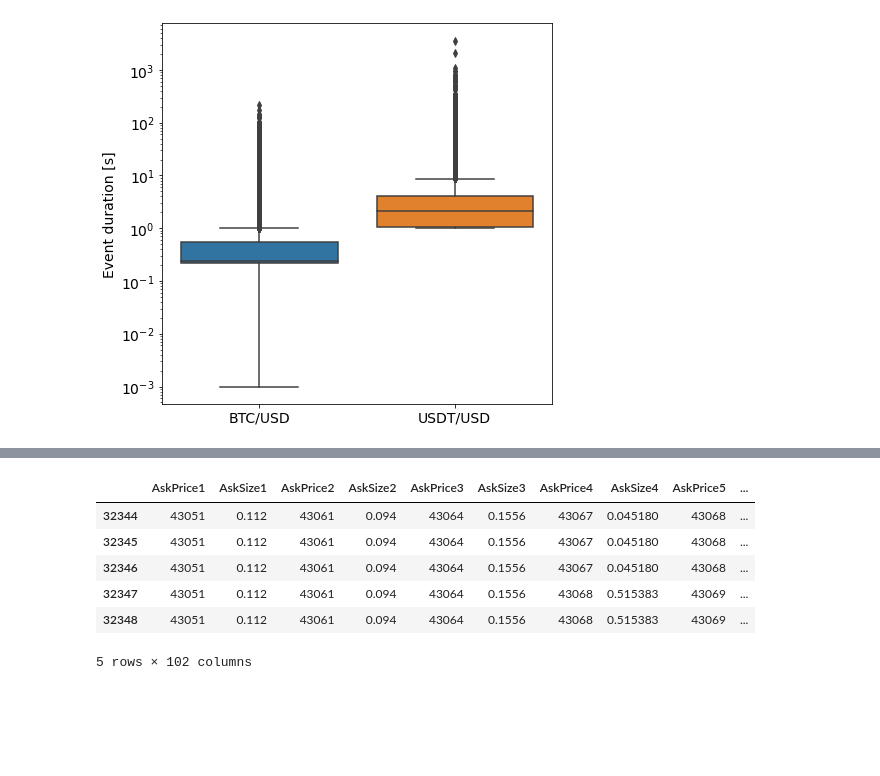
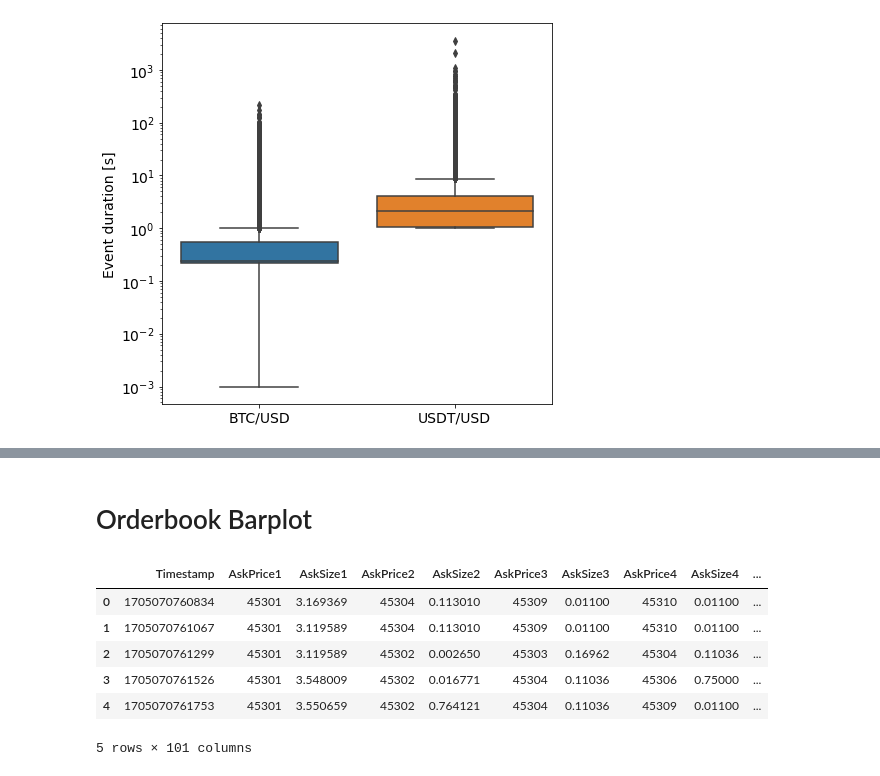
Before and after one commit to daxus4/hawkes, a Jupyter notebook: notebooks/presentation.ipynb, the cells around one changed output, grey strips where cells are left out. Cells and saved outputs as stored; diff of their text form; code cells hidden in the pictures; blank space fills up the shorter version.

```diff
--- a/notebooks/presentation.ipynb
+++ b/notebooks/presentation.ipynb
@@ -165,12 +147,15 @@ prediction_df[prediction_df['ErrorPrediction'] < 0.05]
+# %% [markdown]
+# Orderbook Barplot
 # %%
-orderbook_df = pd.read_csv('/home/davide/Desktop/phd/bitfinex-api-py/data/orderbook_changes/orderbook_changes_1706974616234.tsv', sep='\t')
-orderbook_df['ShiftedTimestamp'] = (orderbook_df['Timestamp'] / 1000) - 1706973578 + 1800
-orderbook_df.tail()
+orderbook_df = pd.read_csv('/home/davide/Desktop/phd/bitfinex-api-py/data/orderbook_changes/orderbook_changes_1705074061033.tsv', sep='\t')
+# Put Timestamp column as the first
+orderbook_df = orderbook_df[['Timestamp'] + [col for col in orderbook_df.columns if col != 'Timestamp']]
+orderbook_df.head()
 # %% [output]
-|  | AskPrice1 | AskSize1 | AskPrice2 | AskSize2 | AskPrice3 | AskSize3 | AskPrice4 | AskSize4 | AskPrice5 | ... |
-| 32344 | 43051 | 0.112 | 43061 | 0.094 | 43064 | 0.1556 | 43067 | 0.045180 | 43068 | ... |
-| 32345 | 43051 | 0.112 | 43061 | 0.094 | 43064 | 0.1556 | 43067 | 0.045180 | 43068 | ... |
-| 32346 | 43051 | 0.112 | 43061 | 0.094 | 43064 | 0.1556 | 43067 | 0.045180 | 43068 | ... |
-| 32347 | 43051 | 0.112 | 43061 | 0.094 | 43064 | 0.1556 | 43068 | 0.515383 | 43069 | ... |
-| 32348 | 43051 | 0.112 | 43061 | 0.094 | 43064 | 0.1556 | 43068 | 0.515383 | 43069 | ... |
+|  | Timestamp | AskPrice1 | AskSize1 | AskPrice2 | AskSize2 | AskPrice3 | AskSize3 | AskPrice4 | AskSize4 | ... |
+| 0 | 1705070760834 | 45301 | 3.169369 | 45304 | 0.113010 | 45309 | 0.01100 | 45310 | 0.01100 | ... |
+| 1 | 1705070761067 | 45301 | 3.119589 | 45304 | 0.113010 | 45309 | 0.01100 | 45310 | 0.01100 | ... |
+| 2 | 1705070761299 | 45301 | 3.119589 | 45302 | 0.002650 | 45303 | 0.16962 | 45304 | 0.11036 | ... |
+| 3 | 1705070761526 | 45301 | 3.548009 | 45302 | 0.016771 | 45304 | 0.11036 | 45306 | 0.75000 | ... |
+| 4 | 1705070761753 | 45301 | 3.550659 | 45302 | 0.764121 | 45304 | 0.11036 | 45309 | 0.01100 | ... |
-5 rows × 102 columns
+5 rows × 101 columns
```
Also changed, not shown: parts of 17 cells of this notebook, 15 other files.
